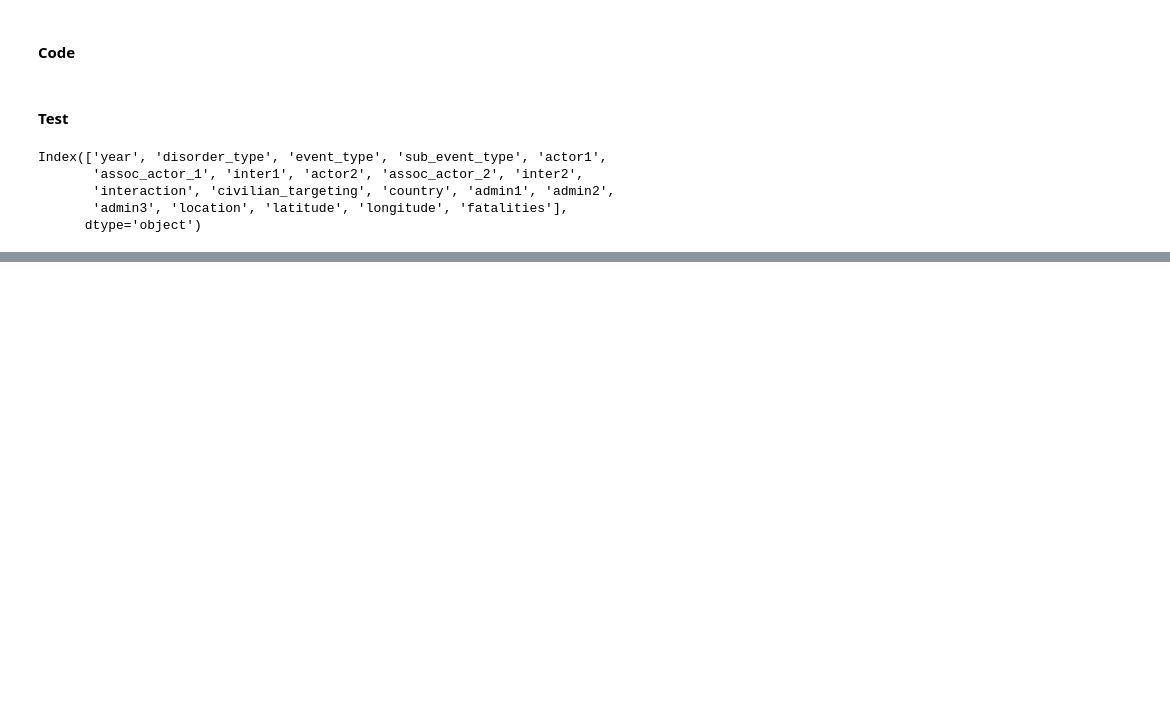
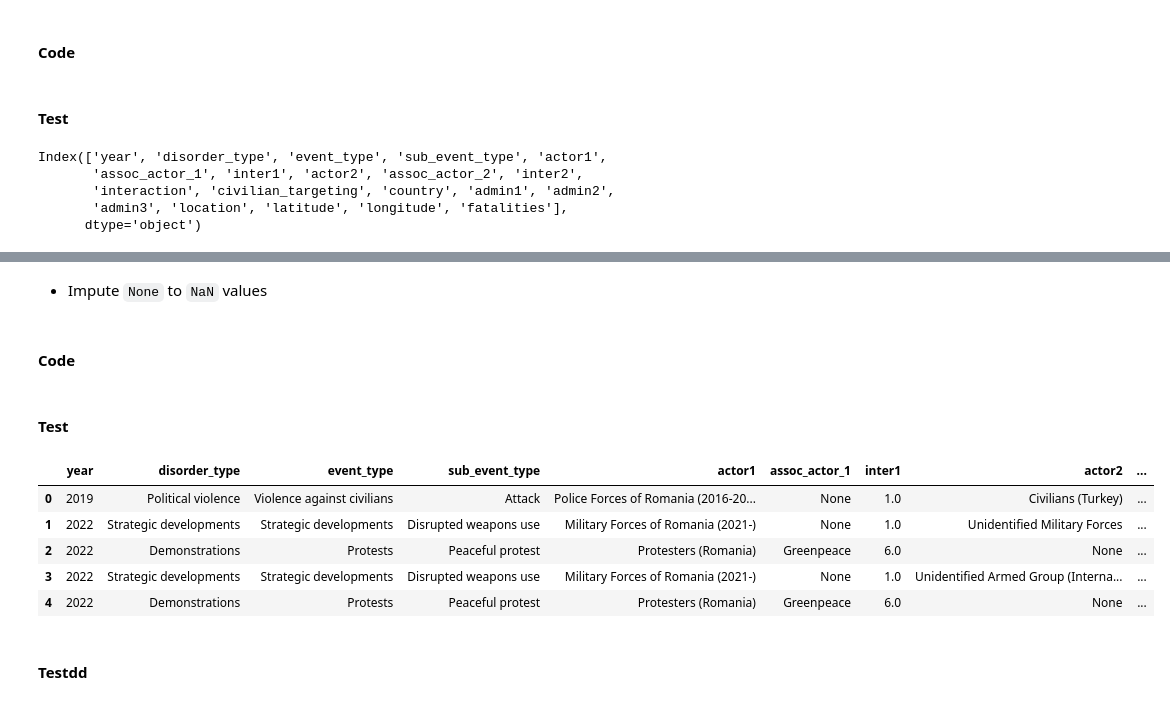
Before and after one commit to ludyy908/Ukraine_and_Russia_Civil_Attack_and_Sub-event_Prediction, a Jupyter notebook: Ukrain_and_Russia_victims_and_subevent_predictor.ipynb, the cells around one changed output, grey strips where cells are left out. Drawn from its saved outputs; the diff is of its cells as text; code cells hidden in the pictures; blank space fills up the shorter version.

```diff
--- a/Ukrain_and_Russia_victims_and_subevent_predictor.ipynb
+++ b/Ukrain_and_Russia_victims_and_subevent_predictor.ipynb
@@ -400,0 +549,4 @@ Index(['year', 'disorder_type', 'event_type', 'sub_event_type', 'actor1',
+# %% [markdown]
+* Impute `None` to `NaN` values
+# %% [markdown]
+#### Code
@@ -400,0 +560,13 @@ Index(['year', 'disorder_type', 'event_type', 'sub_event_type', 'actor1',
+# %% [markdown]
+#### Test
+# %%
+df.head()
+# %% [output]
+|  | year | disorder_type | event_type | sub_event_type | actor1 | assoc_actor_1 | inter1 | actor2 | ... |
+| 0 | 2019 | Political violence | Violence against civilians | Attack | Police Forces of Romania (2016-20... | None | 1.0 | Civilians (Turkey) | ... |
+| 1 | 2022 | Strategic developments | Strategic developments | Disrupted weapons use | Military Forces of Romania (2021-) | None | 1.0 | Unidentified Military Forces | ... |
+| 2 | 2022 | Demonstrations | Protests | Peaceful protest | Protesters (Romania) | Greenpeace | 6.0 | None | ... |
+| 3 | 2022 | Strategic developments | Strategic developments | Disrupted weapons use | Military Forces of Romania (2021-) | None | 1.0 | Unidentified Armed Group (Interna... | ... |
+| 4 | 2022 | Demonstrations | Protests | Peaceful protest | Protesters (Romania) | Greenpeace | 6.0 | None | ... |
+# %% [markdown]
+#### Testdd
```
Also changed, not shown: parts of 31 cells of this notebook, 3 other files.
